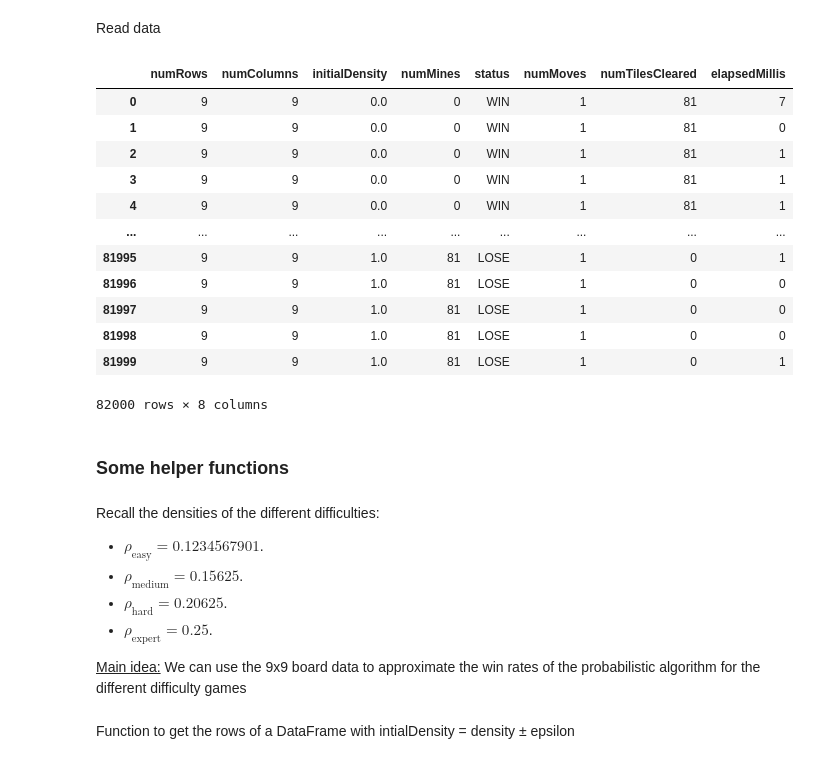
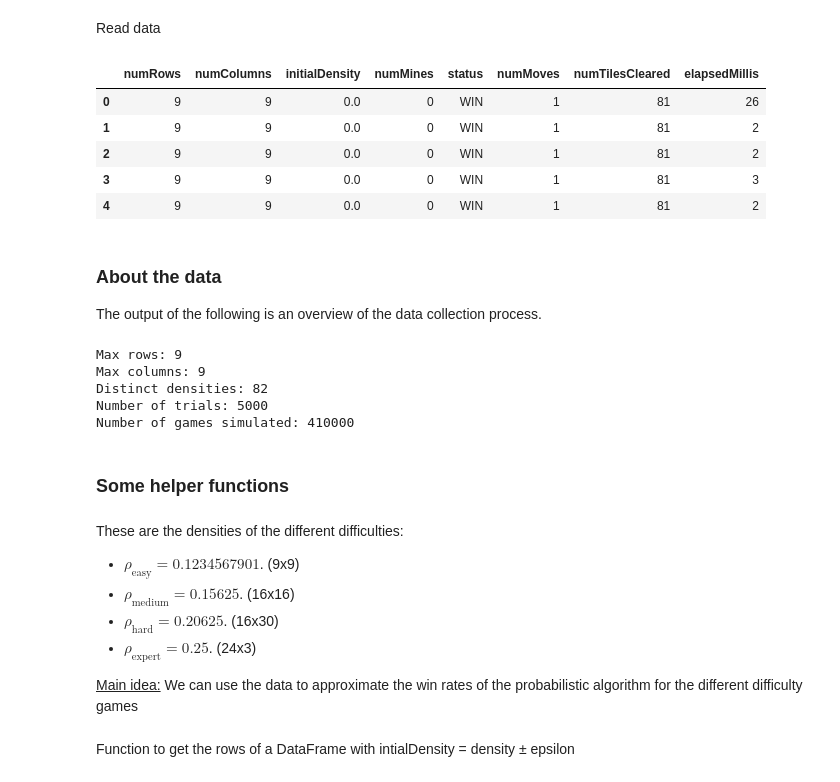
Before and after one commit to dsoman24/minesweeper, a Jupyter notebook: analysis/analysis.ipynb, the cells around one changed output. Cells and saved outputs as stored; diff of their text form; code cells hidden in the pictures.

```diff
--- a/analysis/analysis.ipynb
+++ b/analysis/analysis.ipynb
@@ -22,32 +22,41 @@ import matplotlib.pyplot as plt
 # %% [markdown]
 Read data
 # %%
-df = pd.read_csv("../data/test.csv")
-df
+filename = "mediumsize.csv"
+df = pd.read_csv("../data/" + filename)
+df.head()
 # %% [output]
 |  | numRows | numColumns | initialDensity | numMines | status | numMoves | numTilesCleared | elapsedMillis |
-| 0 | 9 | 9 | 0.0 | 0 | WIN | 1 | 81 | 7 |
-| 1 | 9 | 9 | 0.0 | 0 | WIN | 1 | 81 | 0 |
-| 2 | 9 | 9 | 0.0 | 0 | WIN | 1 | 81 | 1 |
-| 3 | 9 | 9 | 0.0 | 0 | WIN | 1 | 81 | 1 |
-| 4 | 9 | 9 | 0.0 | 0 | WIN | 1 | 81 | 1 |
-| ... | ... | ... | ... | ... | ... | ... | ... | ... |
-| 81995 | 9 | 9 | 1.0 | 81 | LOSE | 1 | 0 | 1 |
-| 81996 | 9 | 9 | 1.0 | 81 | LOSE | 1 | 0 | 0 |
-| 81997 | 9 | 9 | 1.0 | 81 | LOSE | 1 | 0 | 0 |
-| 81998 | 9 | 9 | 1.0 | 81 | LOSE | 1 | 0 | 0 |
-| 81999 | 9 | 9 | 1.0 | 81 | LOSE | 1 | 0 | 1 |
+| 0 | 9 | 9 | 0.0 | 0 | WIN | 1 | 81 | 26 |
+| 1 | 9 | 9 | 0.0 | 0 | WIN | 1 | 81 | 2 |
+| 2 | 9 | 9 | 0.0 | 0 | WIN | 1 | 81 | 2 |
+| 3 | 9 | 9 | 0.0 | 0 | WIN | 1 | 81 | 3 |
+| 4 | 9 | 9 | 0.0 | 0 | WIN | 1 | 81 | 2 |
-82000 rows × 8 columns
+# %% [markdown]
+### About the data
+The output of the following is an overview of the data collection process.
+# %%
+print("Max rows: " + df.numRows.max().astype(str))
+print("Max columns: " + df.numColumns.max().astype(str))
+print("Distinct densities: " + (1 + df.numRows.max() * df.numColumns.max()).astype(str))
+print("Number of trials: " + df.groupby("numMines").size().min().astype(str))
+print("Number of games simulated: " + (df.groupby("numMines").size().min() * (1 + df.numRows.max() * df.numColumns.max())).astype(str))
+# %% [output]
+Max rows: 9
+Max columns: 9
+Distinct densities: 82
+Number of trials: 5000
+Number of games simulated: 410000
 # %% [markdown]
 ### Some helper functions
 # %% [markdown]
-Recall the densities of the different difficulties:
-- $\rho_\text{easy} = 0.1234567901$.
-- $\rho_\text{medium} = 0.15625$.
-- $\rho_\text{hard} = 0.20625$.
-- $\rho_\text{expert} = 0.25$.
+These are the densities of the different difficulties:
+- $\rho_\text{easy} = 0.1234567901$. (9x9)
+- $\rho_\text{medium} = 0.15625$. (16x16)
+- $\rho_\text{hard} = 0.20625$. (16x30)
+- $\rho_\text{expert} = 0.25$. (24x3)
 
-<u>Main idea:</u> We can use the 9x9 board data to approximate the win rates of the probabilistic algorithm for the different difficulty games
+<u>Main idea:</u> We can use the data to approximate the win rates of the probabilistic algorithm for the different difficulty games
 # %%
 densities = {
     "easy": 0.1234567901,
```
Also changed, not shown: parts of 15 cells of this notebook, 6 other files.
